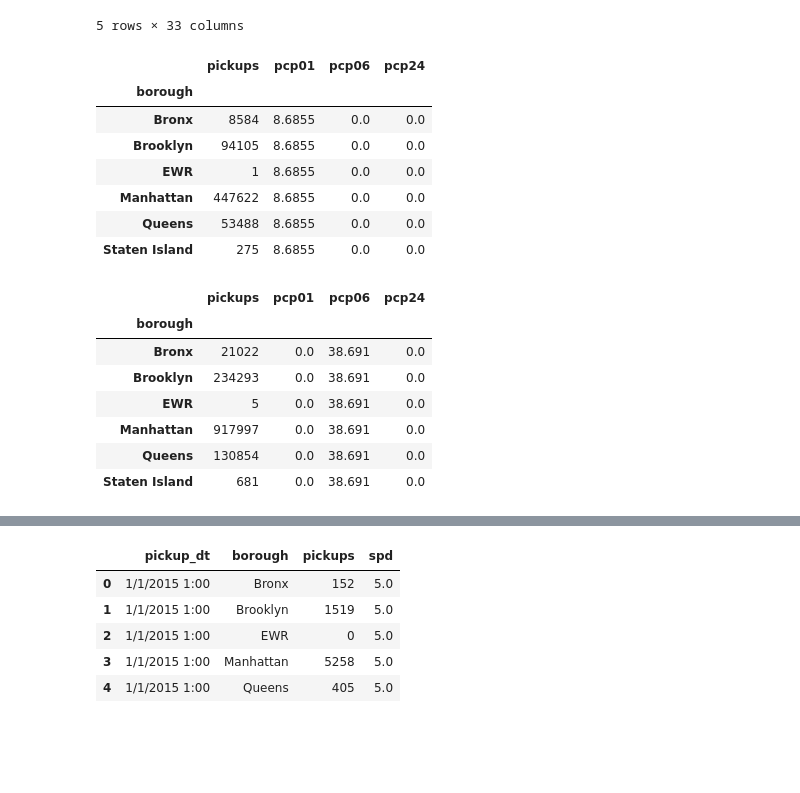
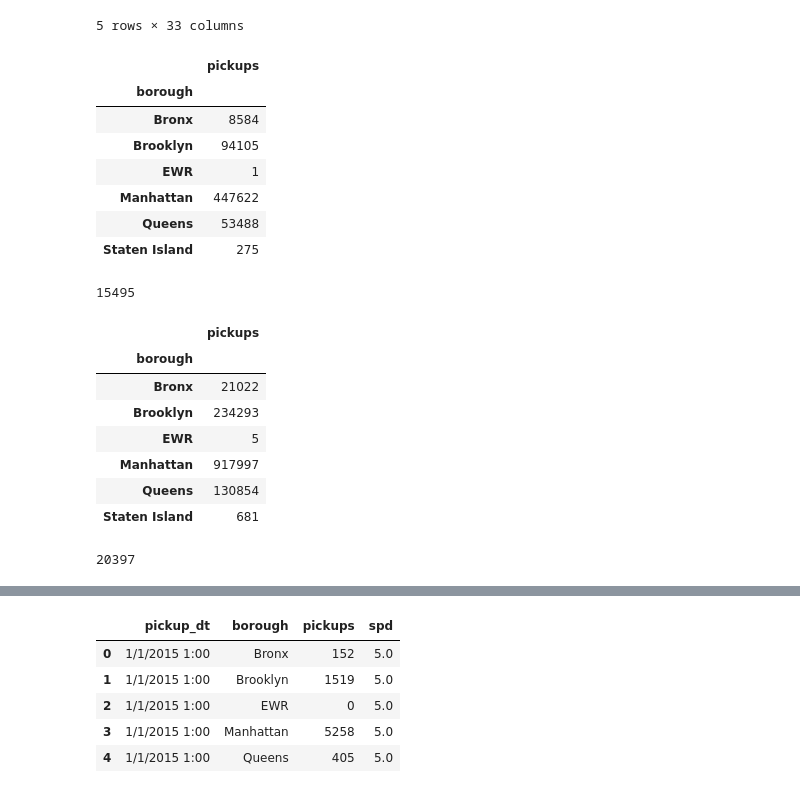
Before and after one commit to caleb-g23/Uber_Pickups_Project, a Jupyter notebook: Main/uber_main.ipynb, the cells around one changed output, grey strips where cells are left out. Saved outputs shown, nothing was run; the diff lists cells and outputs as text; code cells hidden in the pictures; blank space fills up the shorter version.

Commit message:
Found total number of rides per weather type and average per day rides. Added bar charts as well

```diff
--- a/Main/uber_main.ipynb
+++ b/Main/uber_main.ipynb
@@ -35,30 +36,56 @@ weather_df.head()
 | 4 | new york city | 1/5/2015 | 50.3 | 21.8 | 36.3 | 50.3 | 11.4 | 27.8 | 12.2 | ... |
 5 rows × 33 columns
 # %%
-# 1 hour, 6 hour, 24 hour - is there a difference
-# Difference between rainy  and snowy day pickups? - Caleb
+#Isolate short rain pickups
 rain_data_df = uber_df[["pickup_dt","borough", "pickups", "pcp01", "pcp06", "pcp24"]]
 short_rain_df = rain_data_df[(rain_data_df["pcp01"] > 0) & (rain_data_df["pcp06"] == 0) & (rain_data_df["pcp24"] == 0)]
-short_rain_df.groupby("borough").sum("pickups")
+short_rain_chart_df =short_rain_df[["pickup_dt", "borough", "pickups"]]
+short_rain_chart_df = short_rain_chart_df.groupby("borough").agg({"pickups":"sum"}).reindex()
+short_rain_chart_df
 # %% [output]
-|  | pickups | pcp01 | pcp06 | pcp24 |
-| borough |  |  |  |  |
-| Bronx | 8584 | 8.6855 | 0.0 | 0.0 |
-| Brooklyn | 94105 | 8.6855 | 0.0 | 0.0 |
-| EWR | 1 | 8.6855 | 0.0 | 0.0 |
-| Manhattan | 447622 | 8.6855 | 0.0 | 0.0 |
-| Queens | 53488 | 8.6855 | 0.0 | 0.0 |
-| Staten Island | 275 | 8.6855 | 0.0 | 0.0 |
+|  | pickups |
+| borough |  |
+| Bronx | 8584 |
+| Brooklyn | 94105 |
+| EWR | 1 |
+| Manhattan | 447622 |
+| Queens | 53488 |
+| Staten Island | 275 |
+# %%
+#Find total and average pickups for short rain
+short_rain_df = short_rain_df.astype({"pickup_dt":"datetime64[D]"})
+avg_short_rain = short_rain_df.groupby("pickup_dt").agg({"pickups": "sum"}).reindex()
+days_of_short_rain = avg_short_rain.count()
+total_short_rain = sum(avg_short_rain["pickups"])
+avg_short_rain_total = total_short_rain/days_of_short_rain
+avg_short_rain_total = int(avg_short_rain_total.round(2))
+avg_short_rain_total
+# %% [output]
+15495
 # %%
+#Isolate medium rain pickups
 medium_rain_df = rain_data_df[(rain_data_df["pcp06"] > 0) & (rain_data_df["pcp01"] == 0) & (rain_data_df["pcp24"] == 0)]
-medium_rain_df.groupby("borough").sum("pickups")
+medium_rain_chart_df = medium_rain_df[["borough", "pickups"]]
+medium_rain_chart_df = medium_rain_chart_df.groupby("borough").agg({"pickups":"sum"}).reindex()
+medium_rain_chart_df
 # %% [output]
-|  | pickups | pcp01 | pcp06 | pcp24 |
-| borough |  |  |  |  |
-| Bronx | 21022 | 0.0 | 38.691 | 0.0 |
-| Brooklyn | 234293 | 0.0 | 38.691 | 0.0 |
-| EWR | 5 | 0.0 | 38.691 | 0.0 |
-| Manhattan | 917997 | 0.0 | 38.691 | 0.0 |
-| Queens | 130854 | 0.0 | 38.691 | 0.0 |
-| Staten Island | 681 | 0.0 | 38.691 | 0.0 |
+|  | pickups |
+| borough |  |
+| Bronx | 21022 |
+| Brooklyn | 234293 |
+| EWR | 5 |
+| Manhattan | 917997 |
+| Queens | 130854 |
+| Staten Island | 681 |
+# %%
+#Find total and average pickups for medium rain
+medium_rain_df = medium_rain_df.astype({"pickup_dt":"datetime64[D]"})
+avg_medium_rain = medium_rain_df.groupby("pickup_dt").agg({"pickups": "sum"}).reindex()
+days_of_medium_rain = avg_medium_rain.count()
+total_medium_rain = sum(avg_medium_rain["pickups"])
+avg_medium_rain_total = total_medium_rain/days_of_medium_rain
+avg_medium_rain_total = int(avg_medium_rain_total.round(2))
+avg_medium_rain_total
+# %% [output]
+20397
 # %%
```
Also changed, not shown: parts of 10 cells of this notebook.
